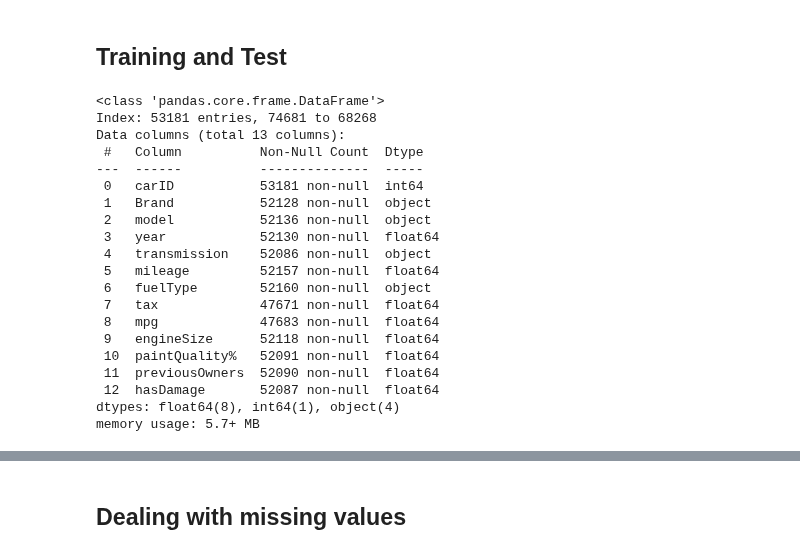
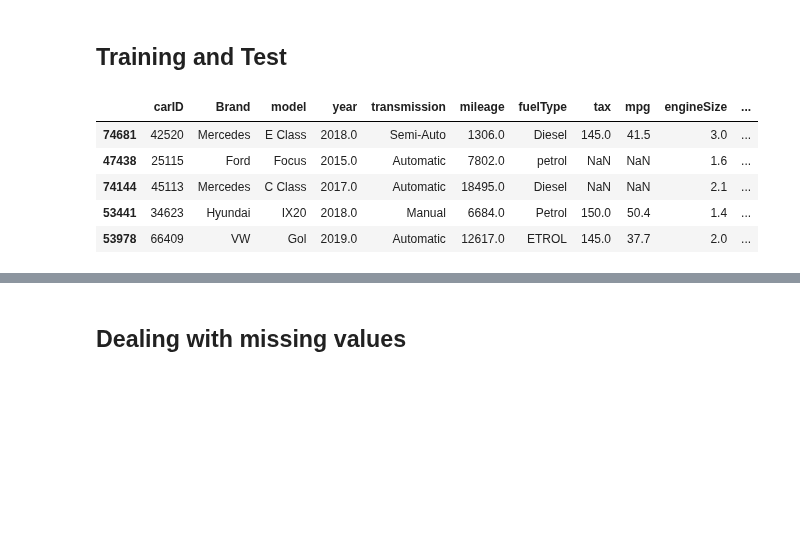
Before and after one commit to Rafaeric71/MachineLearning-Group44, a Jupyter notebook: DataPreProcess.ipynb, the cells around one changed output, grey strips where cells are left out. Cells and saved outputs as stored; diff of their text form; code cells hidden in the pictures; blank space fills up the shorter version.

```diff
--- a/DataPreProcess.ipynb
+++ b/DataPreProcess.ipynb
@@ -54,25 +54,11 @@ y = cars['price']
 # %%
 X_train, X_val, y_train, y_val = train_test_split(X,y, test_size=0.3, random_state=0, shuffle=True)
 # %%
-X_train.info()
+X_train.head()
 # %% [output]
-<class 'pandas.core.frame.DataFrame'>
-Index: 53181 entries, 74681 to 68268
-Data columns (total 13 columns):
- #   Column          Non-Null Count  Dtype
----  ------          --------------  -----
- 0   carID           53181 non-null  int64
- 1   Brand           52128 non-null  object
- 2   model           52136 non-null  object
- 3   year            52130 non-null  float64
- 4   transmission    52086 non-null  object
- 5   mileage         52157 non-null  float64
- 6   fuelType        52160 non-null  object
- 7   tax             47671 non-null  float64
- 8   mpg             47683 non-null  float64
- 9   engineSize      52118 non-null  float64
- 10  paintQuality%   52091 non-null  float64
- 11  previousOwners  52090 non-null  float64
- 12  hasDamage       52087 non-null  float64
-dtypes: float64(8), int64(1), object(4)
-memory usage: 5.7+ MB
+|  | carID | Brand | model | year | transmission | mileage | fuelType | tax | mpg | engineSize | ... |
+| 74681 | 42520 | Mercedes | E Class | 2018.0 | Semi-Auto | 1306.0 | Diesel | 145.0 | 41.5 | 3.0 | ... |
+| 47438 | 25115 | Ford | Focus | 2015.0 | Automatic | 7802.0 | petrol | NaN | NaN | 1.6 | ... |
+| 74144 | 45113 | Mercedes | C Class | 2017.0 | Automatic | 18495.0 | Diesel | NaN | NaN | 2.1 | ... |
+| 53441 | 34623 | Hyundai | IX20 | 2018.0 | Manual | 6684.0 | Petrol | 150.0 | 50.4 | 1.4 | ... |
+| 53978 | 66409 | VW | Gol | 2019.0 | Automatic | 12617.0 | ETROL | 145.0 | 37.7 | 2.0 | ... |
```
Also changed, not shown: parts of 1 cell of this notebook, 6 other files.
